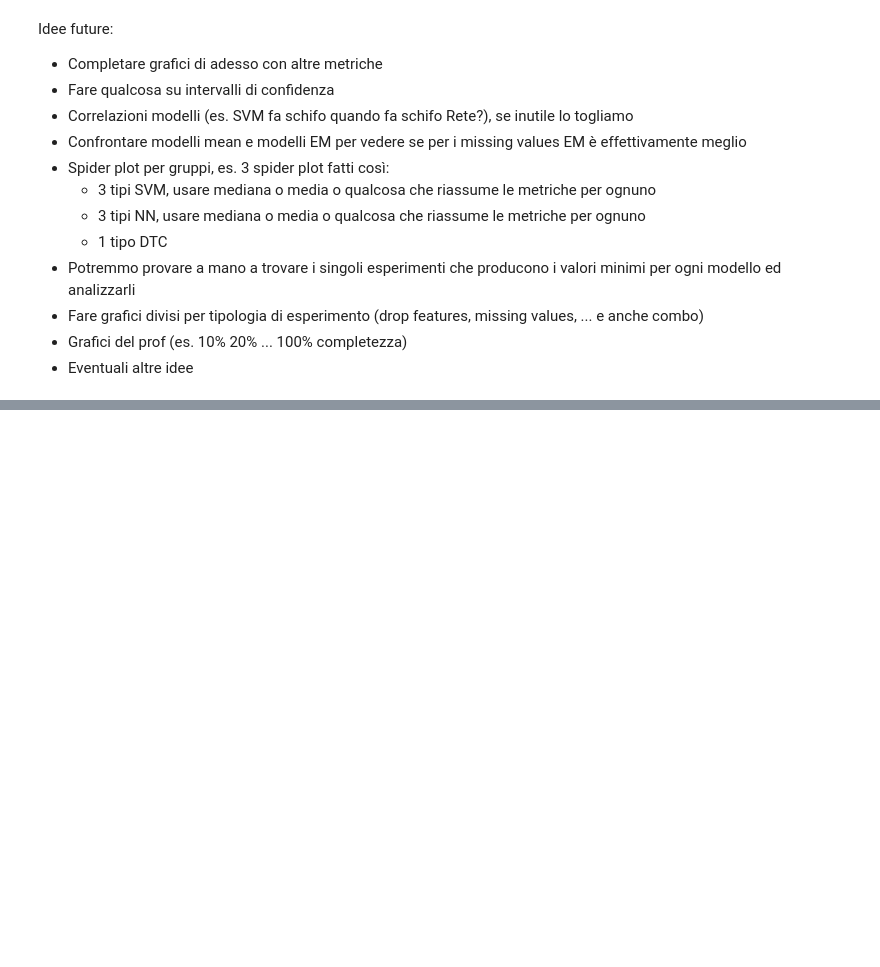
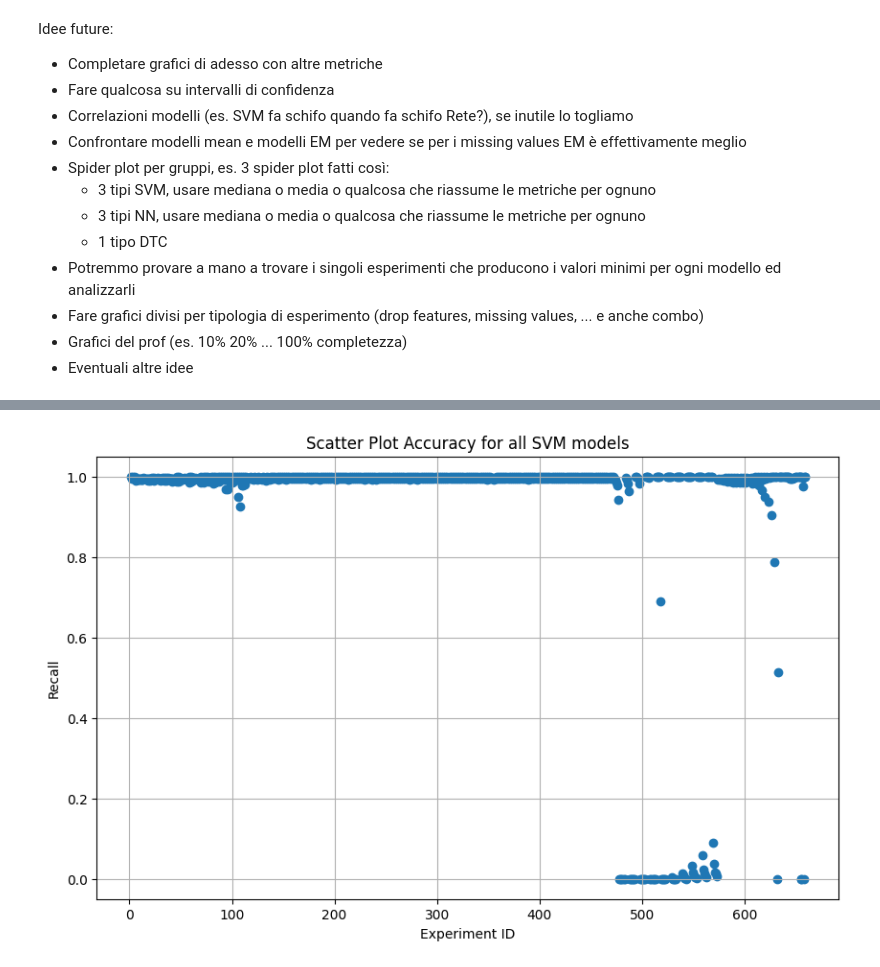
Before and after one commit to Zeptogram/data-architecture-project, a Jupyter notebook: notebooks/experiments.ipynb, the cells around one changed output, grey strips where cells are left out. Cells and saved outputs as stored; diff of their text form; code cells hidden in the pictures; blank space fills up the shorter version.

```diff
--- a/notebooks/experiments.ipynb
+++ b/notebooks/experiments.ipynb
@@ -326,0 +343,12 @@ Idee future:
+# %%
+# Scatter plot for all SVM recall
+plt.figure(figsize=(10, 6))
+plt.scatter(all_svm_df['experiment_id'], all_svm_df['recall'])
+
+plt.xlabel('Experiment ID')
+plt.ylabel('Recall')
+plt.title('Scatter Plot Accuracy for all SVM models')
+plt.grid(True)
+plt.show()
+# %% [output]
+[figure, added]
```
Also changed, not shown: parts of 20 cells of this notebook.
